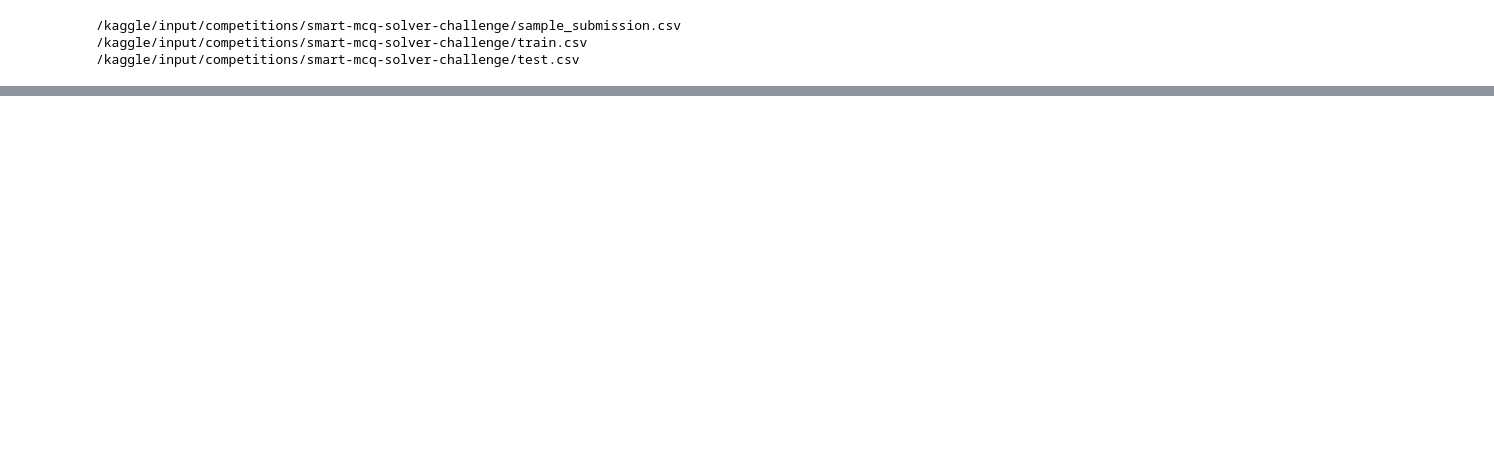
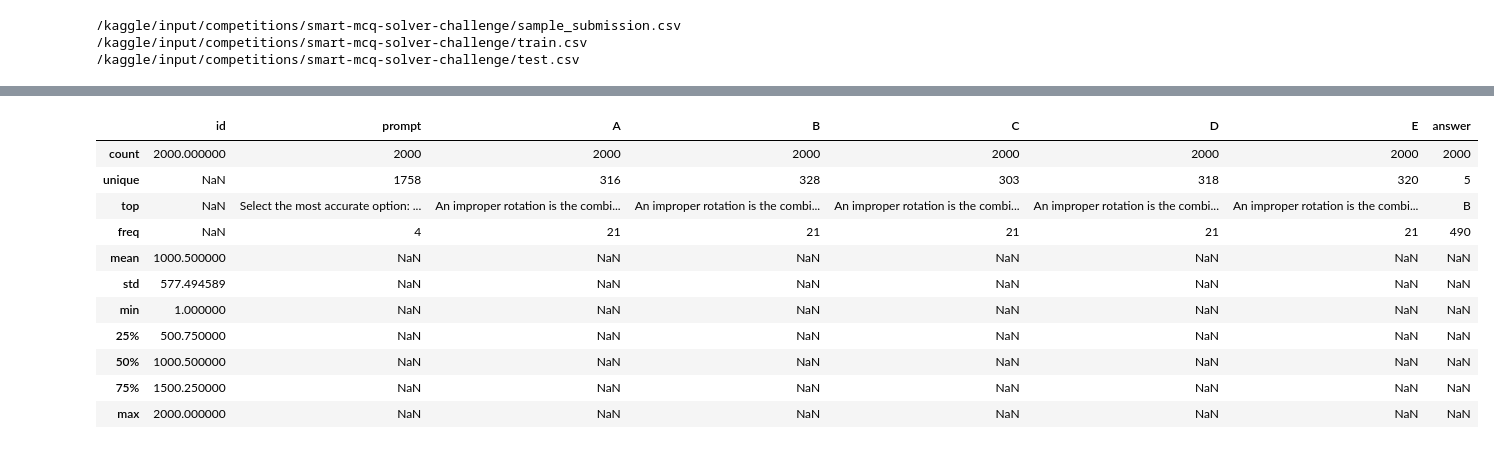
Before and after one commit to Aryan-kashyap25/smart-MCQ-Solver-Challenge, a Jupyter notebook: kaggle-notebook.ipynb, the cells around one changed output, grey strips where cells are left out. Cells and saved outputs as stored; diff of their text form; code cells hidden in the pictures; blank space fills up the shorter version.

Commit message:
Kaggle Notebook | DL-23f1000967-notebook-t22026 | Version 2

```diff
--- a/kaggle-notebook.ipynb
+++ b/kaggle-notebook.ipynb
@@ -33,0 +47,3 @@ data.to_csv("submission.csv", index=False)
+# %%
+train = pd.read_csv("/kaggle/input/competitions/smart-mcq-solver-challenge/train.csv")
+test = pd.read_csv("/kaggle/input/competitions/smart-mcq-solver-challenge/test.csv")
@@ -33,0 +129,15 @@ data.to_csv("submission.csv", index=False)
+# %%
+train.describe(include='all')
+# %% [output]
+|  | id | prompt | A | B | C | D | E | answer |
+| count | 2000.000000 | 2000 | 2000 | 2000 | 2000 | 2000 | 2000 | 2000 |
+| unique | NaN | 1758 | 316 | 328 | 303 | 318 | 320 | 5 |
+| top | NaN | Select the most accurate option: ... | An improper rotation is the combi... | An improper rotation is the combi... | An improper rotation is the combi... | An improper rotation is the combi... | An improper rotation is the combi... | B |
+| freq | NaN | 4 | 21 | 21 | 21 | 21 | 21 | 490 |
+| mean | 1000.500000 | NaN | NaN | NaN | NaN | NaN | NaN | NaN |
+| std | 577.494589 | NaN | NaN | NaN | NaN | NaN | NaN | NaN |
+| min | 1.000000 | NaN | NaN | NaN | NaN | NaN | NaN | NaN |
+| 25% | 500.750000 | NaN | NaN | NaN | NaN | NaN | NaN | NaN |
+| 50% | 1000.500000 | NaN | NaN | NaN | NaN | NaN | NaN | NaN |
+| 75% | 1500.250000 | NaN | NaN | NaN | NaN | NaN | NaN | NaN |
+| max | 2000.000000 | NaN | NaN | NaN | NaN | NaN | NaN | NaN |
```
Also changed, not shown: parts of 11 cells of this notebook.
